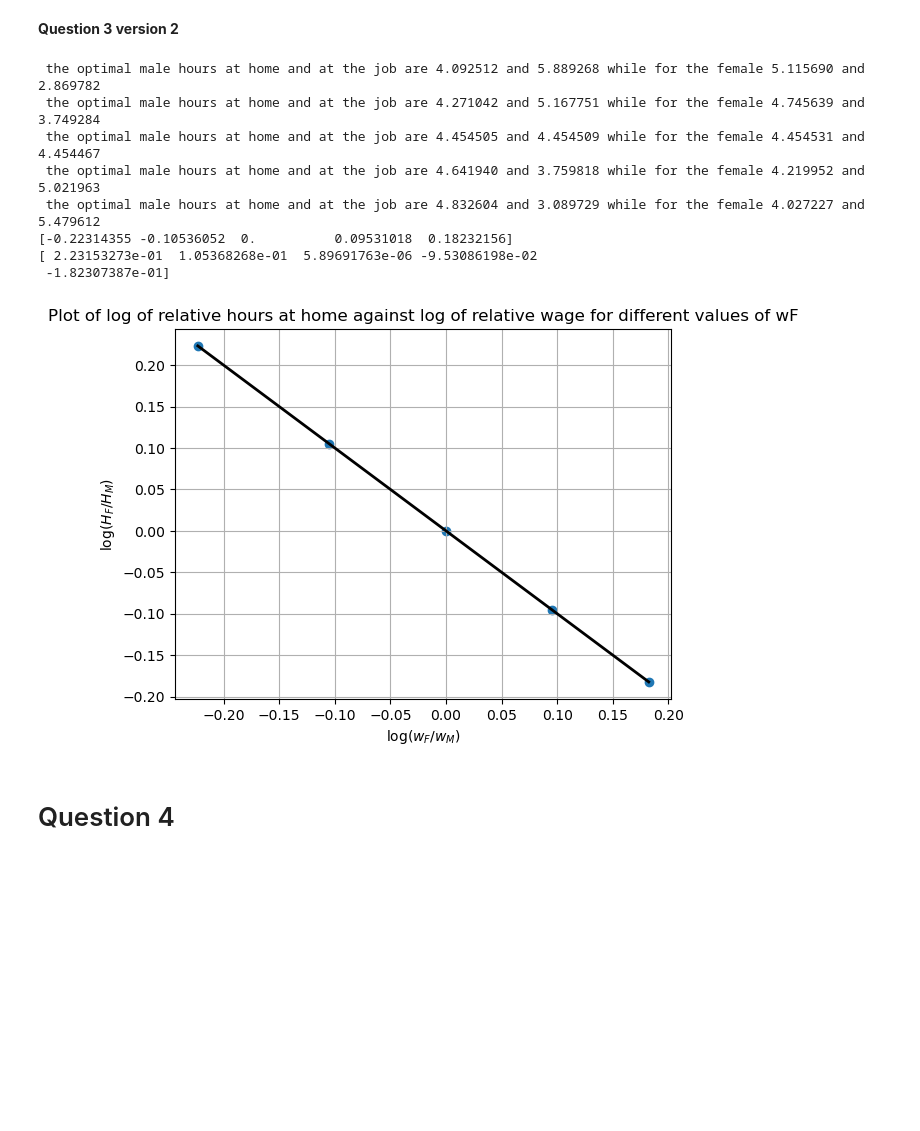
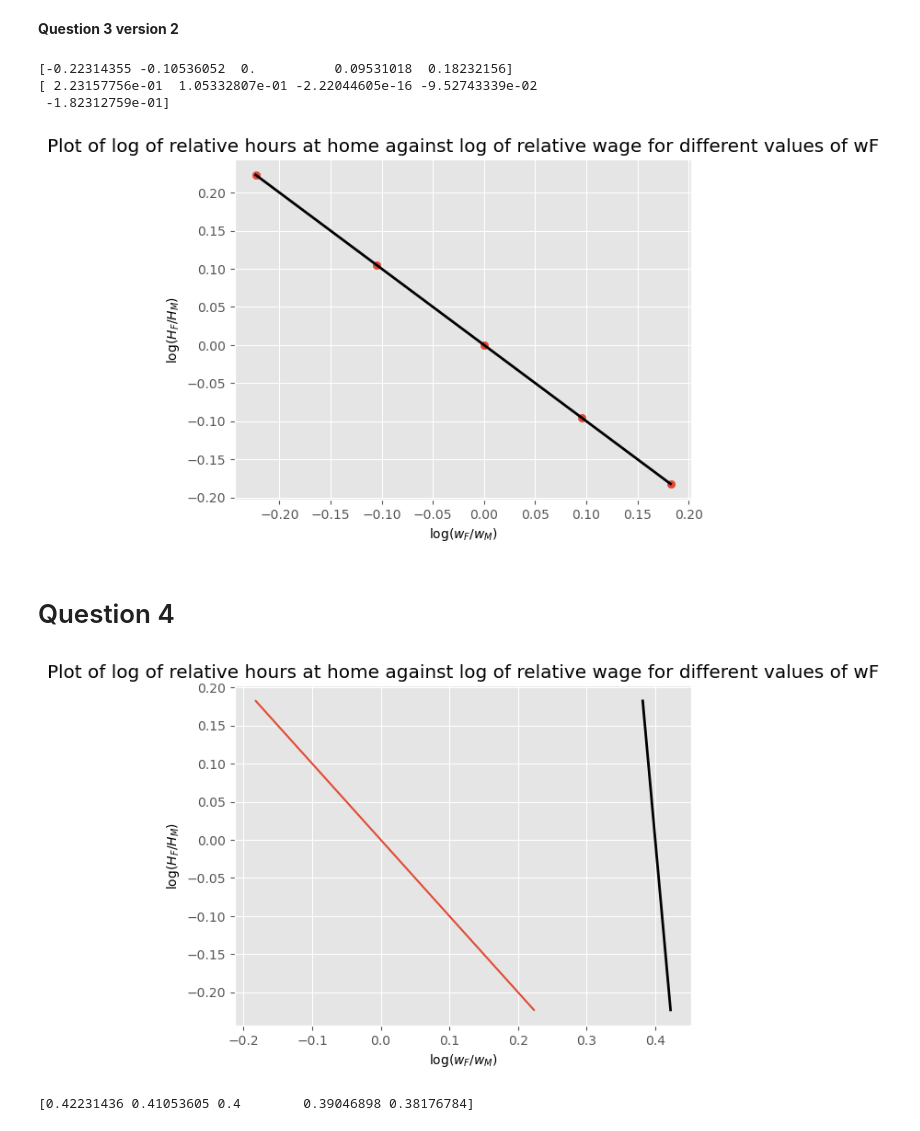
Before and after one commit to NumEconCopenhagen/projects-2023-mathias-emma, a Jupyter notebook: inauguralproject/inauguralproject.ipynb, the cells around one changed output. Drawn from its saved outputs; the diff is of its cells as text; code cells hidden in the pictures; blank space fills up the shorter version.

```diff
--- a/inauguralproject/inauguralproject.ipynb
+++ b/inauguralproject/inauguralproject.ipynb
@@ -15,6 +15,11 @@ from scipy import optimize
 
 import pandas as pd
 import matplotlib.pyplot as plt
+plt.style.use('ggplot')
+
+
+from mpl_toolkits.mplot3d import Axes3D
+from matplotlib import cm # for colormaps
 
 # autoreload modules when code is run. Otherwise, python will not see recent changes.
 %load_ext autoreload
@@ -129,35 +194,68 @@ For a relative wage ratio of 1.200000 the optimal relative hours at home are (HF
 **Question 3 version 2**
 # %%
 # create figure
-model_q3 = HouseholdSpecializationModelClass()
-par = model_q3.par
+model_3 = HouseholdSpecializationModelClass()
+par = model_3.par
 
-relative_hours = np.log(model_q3.solve_wF_vec() )
+relative_hours = np.log(model_3.solve_wF_vec() )
 
 relative_wage = np.log(par.wF_vec / par.wM)
 print(relative_wage)
 print(relative_hours)
+
 
 fig = plt.figure()
 # create plot
 ax = fig.add_subplot(1, 1, 1)
 ax.plot(relative_wage, relative_hours, color='black', lw=2)
 ax.scatter(relative_wage, relative_hours)
 # alterations to figure
-ax.grid()
+ax.grid(True)
 plt.xlabel('$\log(w_F / w_M)$')
 plt.ylabel('$\log(H_F/H_M)$')
 ax.set_title("Plot of log of relative hours at home against log of relative wage for different values of wF")
 plt.show()
 # %% [output]
- the optimal male hours at home and at the job are 4.092512 and 5.889268 while for the female 5.115690 and 2.869782
- the optimal male hours at home and at the job are 4.271042 and 5.167751 while for the female 4.745639 and 3.749284
- the optimal male hours at home and at the job are 4.454505 and 4.454509 while for the female 4.454531 and 4.454467
- the optimal male hours at home and at the job are 4.641940 and 3.759818 while for the female 4.219952 and 5.021963
- the optimal male hours at home and at the job are 4.832604 and 3.089729 while for the female 4.027227 and 5.479612
 [-0.22314355 -0.10536052  0.          0.09531018  0.18232156]
-[ 2.23153273e-01  1.05368268e-01  5.89691763e-06 -9.53086198e-02
- -1.82307387e-01]
+[ 2.23157756e-01  1.05332807e-01 -2.22044605e-16 -9.52743339e-02
+ -1.82312759e-01]
-[figure, old version]
+[figure, new version]
 # %% [markdown]
 # Question 4 #
+# %%
+model_4a = HouseholdSpecializationModelClass()
+
+res = model_4a.solve_wF_vec()
+
+#print(f'test: {np.log(res)}')
+
+x = np.log(model_4a.par.wF_vec)
+
+y = 0.4 + (-0.1)* x
+
+
+
+#print (y)
+
+
+
+fig = plt.figure()
+# create plot
+ax = fig.add_subplot(1, 1, 1)
+ax.plot(y, x, color='black', lw=2)
+ax.plot(np.log(res), np.log((model_4a.par.wF_vec)))
+
+
+# alterations to figure
+ax.grid(True)
+plt.xlabel('$\log(w_F / w_M)$')
+plt.ylabel('$\log(H_F/H_M)$')
+ax.set_title("Plot of log of relative hours at home against log of relative wage for different values of wF")
+plt.show()
+
+
+
+print(y)
+# %% [output]
+[figure, added]
+[0.42231436 0.41053605 0.4        0.39046898 0.38176784]
```
Also changed, not shown: parts of 21 cells of this notebook, 1 other file.
